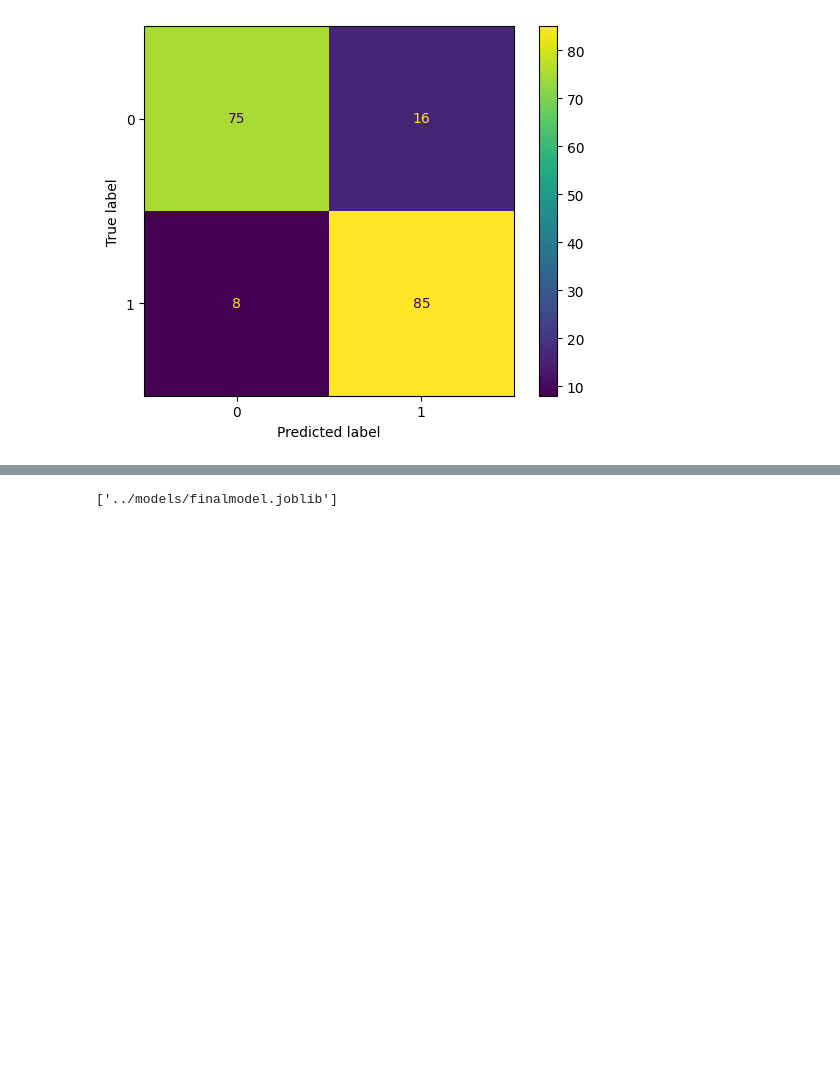
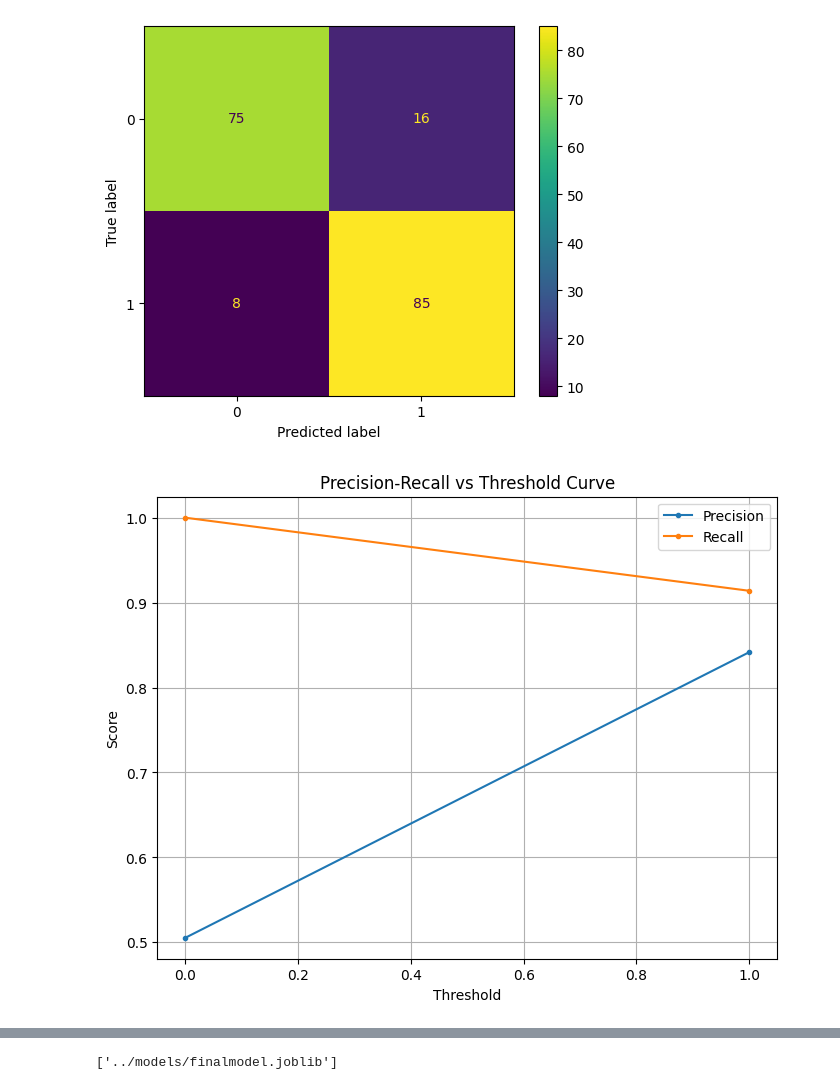
Before and after one commit to arnauortiz/heartDiseaseClassification, a Jupyter notebook: notebooks/06_last_test.ipynb, the cells around one changed output, grey strips where cells are left out. Drawn from its saved outputs; the diff is of its cells as text; code cells hidden in the pictures; blank space fills up the shorter version.

Commit message:
added final tests

```diff
--- a/notebooks/06_last_test.ipynb
+++ b/notebooks/06_last_test.ipynb
@@ -43,3 +48,17 @@ ConfusionMatrixDisplay.from_predictions(y_test,y_pred)
 plt.show()
 # %% [output]
 [figure]
+# %%
+precisions, recalls, thresholds = precision_recall_curve(y_test,y_pred)
+# %%
+plt.figure(figsize=(8, 6))
+plt.plot(thresholds, precisions[:-1], label='Precision', marker='.')
+plt.plot(thresholds, recalls[:-1], label='Recall', marker='.')
+plt.xlabel('Threshold')
+plt.ylabel('Score')
+plt.title('Precision-Recall vs Threshold Curve')
+plt.legend()
+plt.grid(True)
+plt.show()
+# %% [output]
+[figure, added]
```
Also changed, not shown: parts of 7 cells of this notebook, 2 other files.
